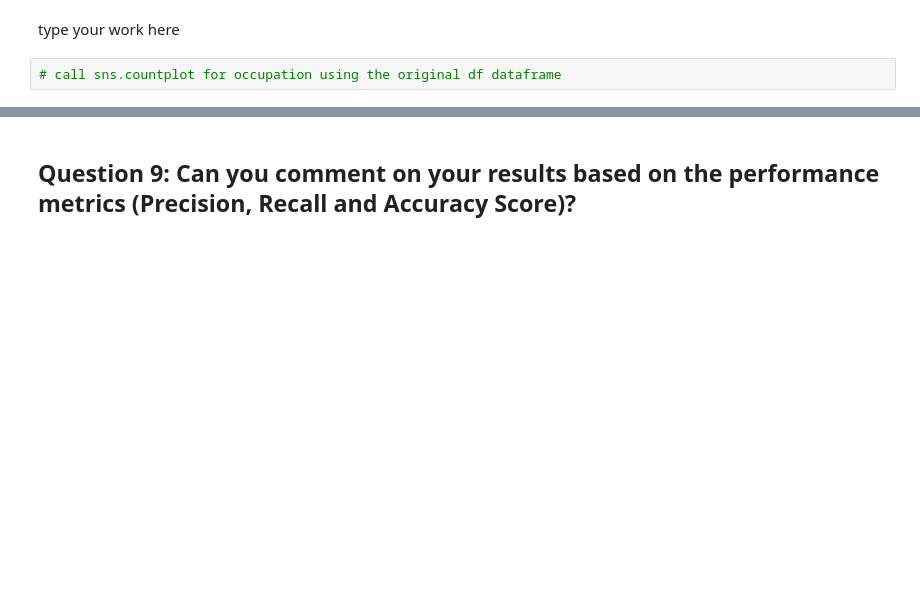
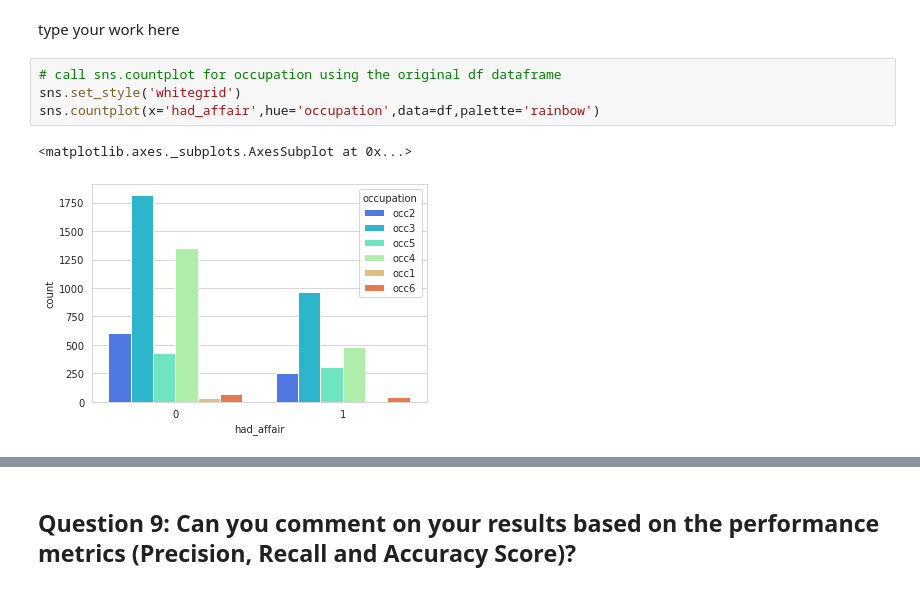
Before and after one commit to Arx1971/Linear-Regression-And-Logistic-Regression, a Jupyter notebook: HW2_Spring2020.ipynb, the cells around one changed output, grey strips where cells are left out. Drawn from its saved outputs; the diff is of its cells as text; blank space fills up the shorter version.

```diff
--- a/HW2_Spring2020.ipynb
+++ b/HW2_Spring2020.ipynb
@@ -295,5 +304,10 @@ LogisticRegression(C=1.0, class_weight=None, dual=False, fit_intercept=True,
 type your work here
 # %%
 # call sns.countplot for occupation using the original df dataframe
+sns.set_style('whitegrid')
+sns.countplot(x='had_affair',hue='occupation',data=df,palette='rainbow')
+# %% [output]
+<matplotlib.axes._subplots.AxesSubplot at 0x...>
+[figure, added]
 # %%
 # call the get_dummies method for the occupation variable
```
Also changed, not shown: parts of 16 cells of this notebook.
